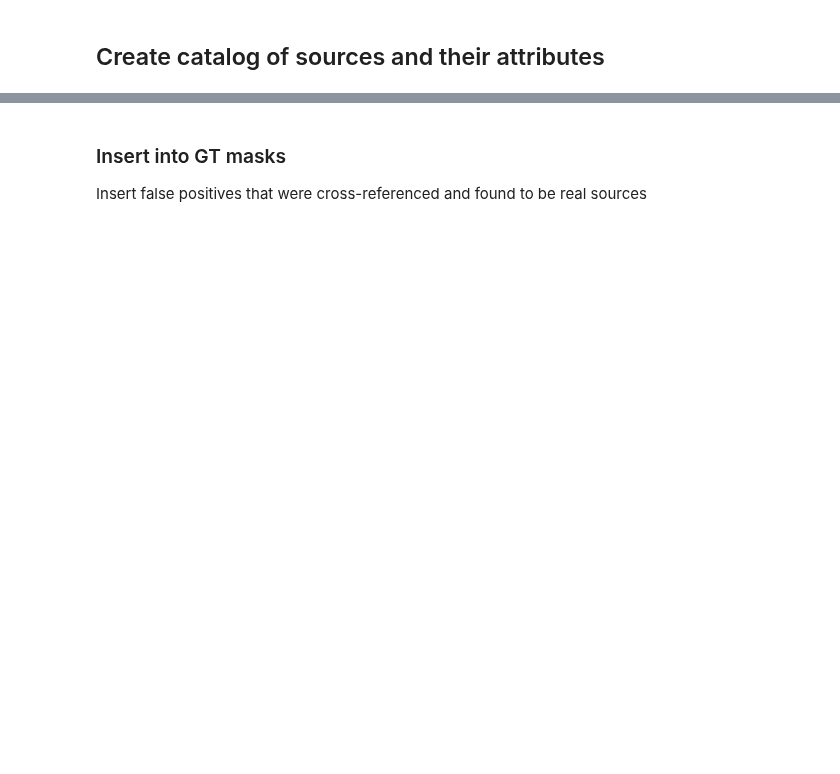
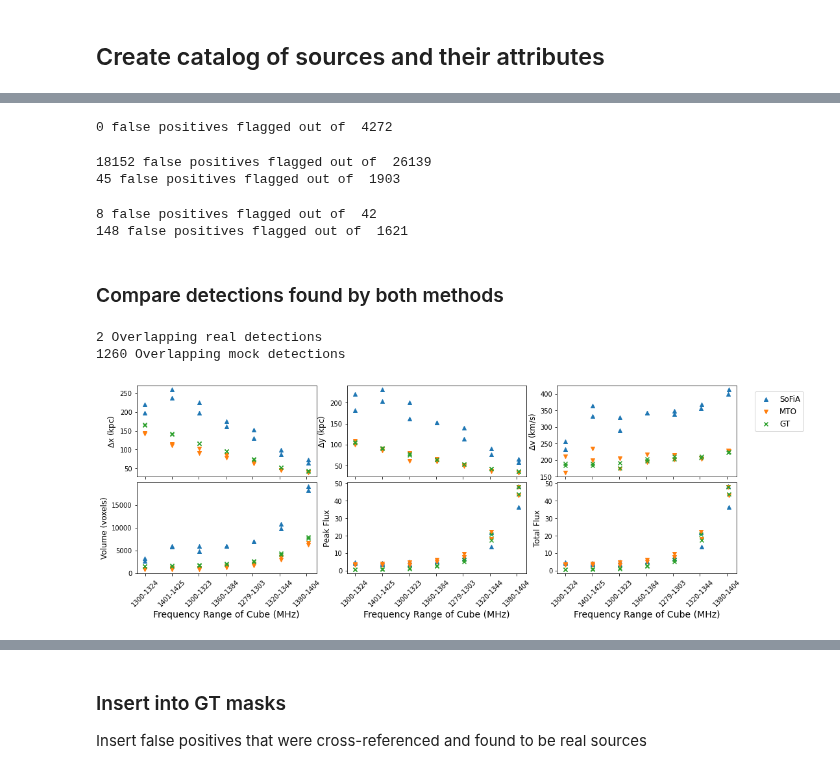
Before and after one commit to Jbarkai/HISourceFinder, a Jupyter notebook: notebooks/Inference.ipynb, the cells around one changed output, grey strips where cells are left out. Saved outputs shown, nothing was run; the diff lists cells and outputs as text; code cells hidden in the pictures; blank space fills up the shorter version.

```diff
--- a/notebooks/Inference.ipynb
+++ b/notebooks/Inference.ipynb
@@ -352,0 +423,73 @@ for  i, row in result.iterrows():
+# %%
+cond = (
+    (mask_cat_df.nx*d_width < noise_res[0]) | (mask_cat_df.ny*d_width < noise_res[1]) |
+    (mask_cat_df.ny_kpc > kpc_lim[1]) | (mask_cat_df.nx_kpc > kpc_lim[1]) |
+    (mask_cat_df.n_vel > n_vel_lim[1]) | (mask_cat_df.n_vel < n_vel_lim[0])
+)
+print(len(mask_cat_df[cond]), "false positives flagged out of ", len(mask_cat_df))
+# %% [output]
+0 false positives flagged out of  4272
+# %%
+cond1 = (
+    (mto_cat_df.nx*d_width < noise_res[0]) | (mto_cat_df.ny*d_width < noise_res[1]) |
+    (mto_cat_df.ny_kpc > kpc_lim[1]) | (mto_cat_df.nx_kpc > kpc_lim[1]) |
+    (mto_cat_df.n_vel > n_vel_lim[1]) | (mto_cat_df.n_vel < n_vel_lim[0])
+)
+print(len(mto_cat_df[cond1 & mto_cat_df.true_positive_real]), "false positives flagged out of ", len(mto_cat_df[mto_cat_df.true_positive_real]))
+print(len(mto_cat_df[cond1 & mto_cat_df.true_positive_mocks]), "false positives flagged out of ", len(mto_cat_df[mto_cat_df.true_positive_mocks]))
+mto_cat_df.loc[cond1, 'true_positive_real'] = False
+mto_cat_df.loc[cond1, 'true_positive_mocks'] = False
+# %% [output]
+18152 false positives flagged out of  26139
+45 false positives flagged out of  1903
+# %%
+cond2 = (
+    (sofia_cat_df.nx*d_width < noise_res[0]) | (sofia_cat_df.ny*d_width < noise_res[1]) |
+    (sofia_cat_df.ny_kpc > kpc_lim[1]) | (sofia_cat_df.nx_kpc > kpc_lim[1]) |
+    (sofia_cat_df.n_vel > n_vel_lim[1]) | (sofia_cat_df.n_vel < n_vel_lim[0])
+)
+print(len(sofia_cat_df[cond2 & sofia_cat_df.true_positive_real]), "false positives flagged out of ", len(sofia_cat_df[sofia_cat_df.true_positive_real]))
+print(len(sofia_cat_df[cond2 & sofia_cat_df.true_positive_mocks]), "false positives flagged out of ", len(sofia_cat_df[sofia_cat_df.true_positive_mocks]))
+sofia_cat_df.loc[cond2, 'true_positive_real'] = False
+sofia_cat_df.loc[cond2, 'true_positive_mocks'] = False
+# %% [output]
+8 false positives flagged out of  42
+148 false positives flagged out of  1621
+# %% [markdown]
+### Compare detections found by both methods
+# %%
+result = pd.merge(sofia_cat_df, mto_cat_df, on=["mos_name", "max_loc"], suffixes=("_sofia", "_mto"), how='outer')
+print(len(result[result.true_positive_real_mto & result.true_positive_real_sofia]), "Overlapping real detections")
+print(len(result[result.true_positive_mocks_mto & result.true_positive_mocks_sofia]), "Overlapping mock detections")
+masks_too = pd.merge(result, mask_cat_df, on=["mos_name", "max_loc"], how='left')
+intersection = masks_too[(~masks_too.area_sofia.isnull()) & (~masks_too.area_mto.isnull())]
+# %% [output]
+2 Overlapping real detections
+1260 Overlapping mock detections
+# %%
+freq_labels = ['1279.96-1304', '1300.18-1324', '1320.39-1344', '1340.61-1364', '1360.82-1385', '1381.04-1405', '1401.25-1425']
+fig, axes = plt.subplots(2, 3, figsize=(15,5), sharex=True) #, sharey=True, sharex=True)
+# fig.suptitle("Mean properties galaxies detected in each cube", fontsize=15)
+j = 0
+labels = {"area": "Volume (voxels)", "peak_flux": "Peak Flux", "nx_kpc": r"$\Delta$x (kpc)", "ny_kpc": r"$\Delta$y (kpc)", "n_vel": r"$\Delta$v (km/s)", "tot_flux": "Total Flux"}
+for i, col in enumerate(["nx_kpc", "ny_kpc", "n_vel", "area", "peak_flux", "tot_flux"]):
+    if i == 3:
+        j += 1
+    if i >= 3:
+        i = i - 3
+        axes[j][i].set_xticklabels(sofia_cat_df.freq_label.unique(), rotation=45)
+        axes[j][i].set_xlabel(r"Frequency Range of Cube (MHz)", fontsize=14)
+    sof = sofia_cat_df[sofia_cat_df.true_positive_mocks].groupby('start_freq')[col].mean()
+    mto = mto_cat_df[mto_cat_df.true_positive_mocks].groupby('start_freq')[col].mean()
+    mask = mask_cat_df.groupby('start_freq')[col].mean()
+
+    axes[j][i].scatter(sof.index, sof, label="SoFiA", marker='^')
+    axes[j][i].scatter(mto.index, mto, label="MTO", marker='v')
+    axes[j][i].scatter(mask.index, mask, label="GT", marker='x')
+    axes[j][i].set_ylabel(labels[col], fontsize=12)
+#     axes[i].tick_params(axis='y', labelsize=16)
+
+axes[0][2].legend(loc=(1.1, 0.5), fontsize=12)
+fig.tight_layout(pad=0)
+# %% [output]
+[figure, added]
```
Also changed, not shown: parts of 26 cells of this notebook, 25 other files.
